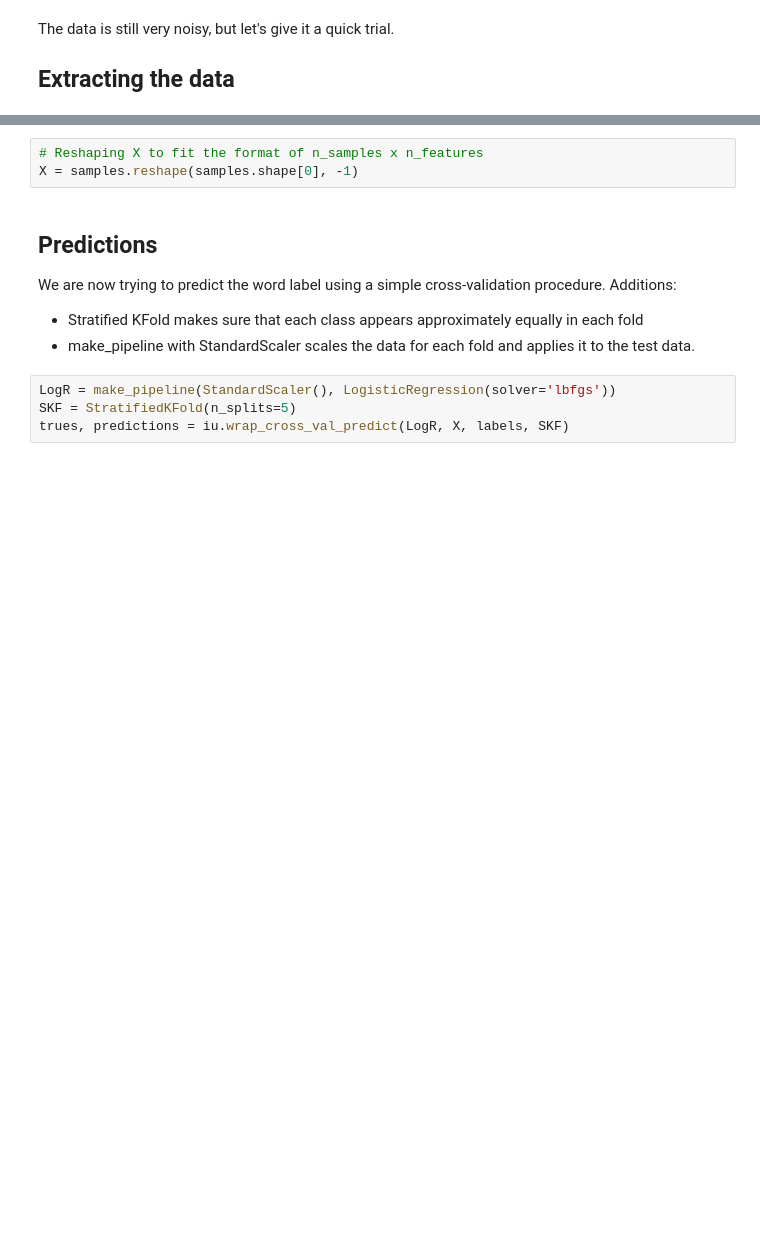
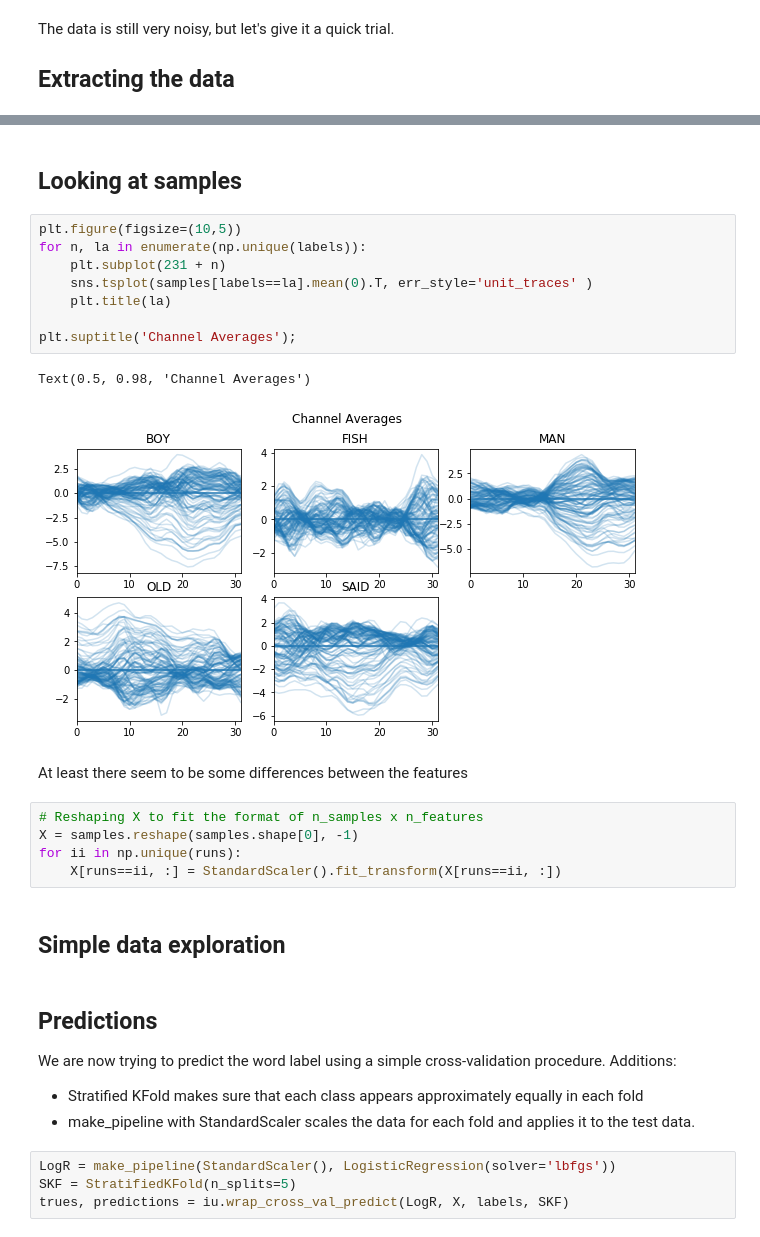
Before and after one commit to SRSteinkamp/EEGtoText, a Jupyter notebook: EEGtoText.ipynb, the cells around one changed output, grey strips where cells are left out. Cells and saved outputs as stored; diff of their text form; blank space fills up the shorter version.

```diff
--- a/EEGtoText.ipynb
+++ b/EEGtoText.ipynb
@@ -110,6 +113,25 @@ labels = np.hstack(labels)
+# %% [markdown]
+## Looking at samples
+# %%
+plt.figure(figsize=(10,5))
+for n, la in enumerate(np.unique(labels)):
+    plt.subplot(231 + n)
+    sns.tsplot(samples[labels==la].mean(0).T, err_style='unit_traces' )
+    plt.title(la)
+
+plt.suptitle('Channel Averages');
+# %% [output]
+Text(0.5, 0.98, 'Channel Averages')
+[figure, added]
+# %% [markdown]
+At least there seem to be some differences between the features
 # %%
 # Reshaping X to fit the format of n_samples x n_features
 X = samples.reshape(samples.shape[0], -1)
+for ii in np.unique(runs):
+    X[runs==ii, :] = StandardScaler().fit_transform(X[runs==ii, :])
+# %% [markdown]
+## Simple data exploration
 # %% [markdown]
 ## Predictions
 We are now trying to predict the word label using a simple cross-validation procedure.
```
Also changed, not shown: parts of 7 cells of this notebook.
